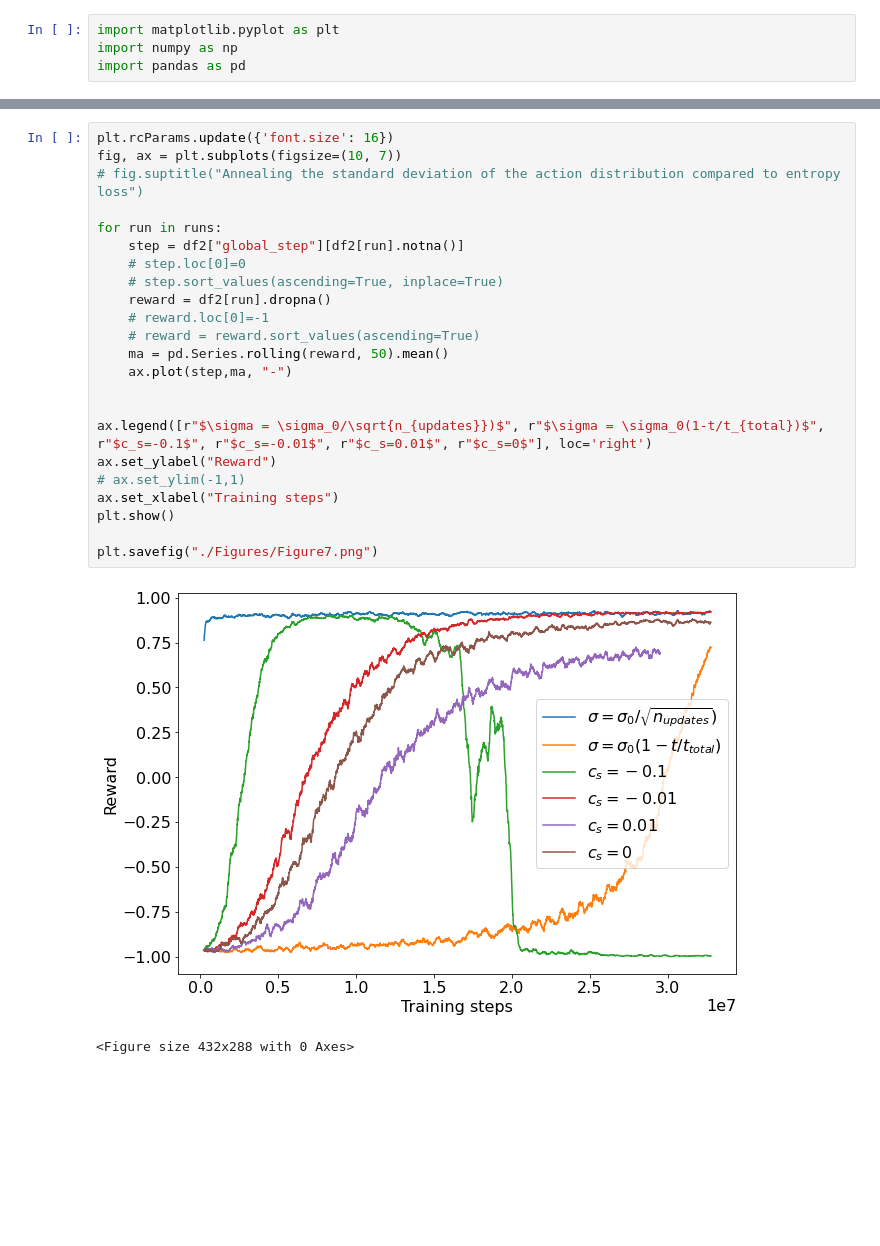
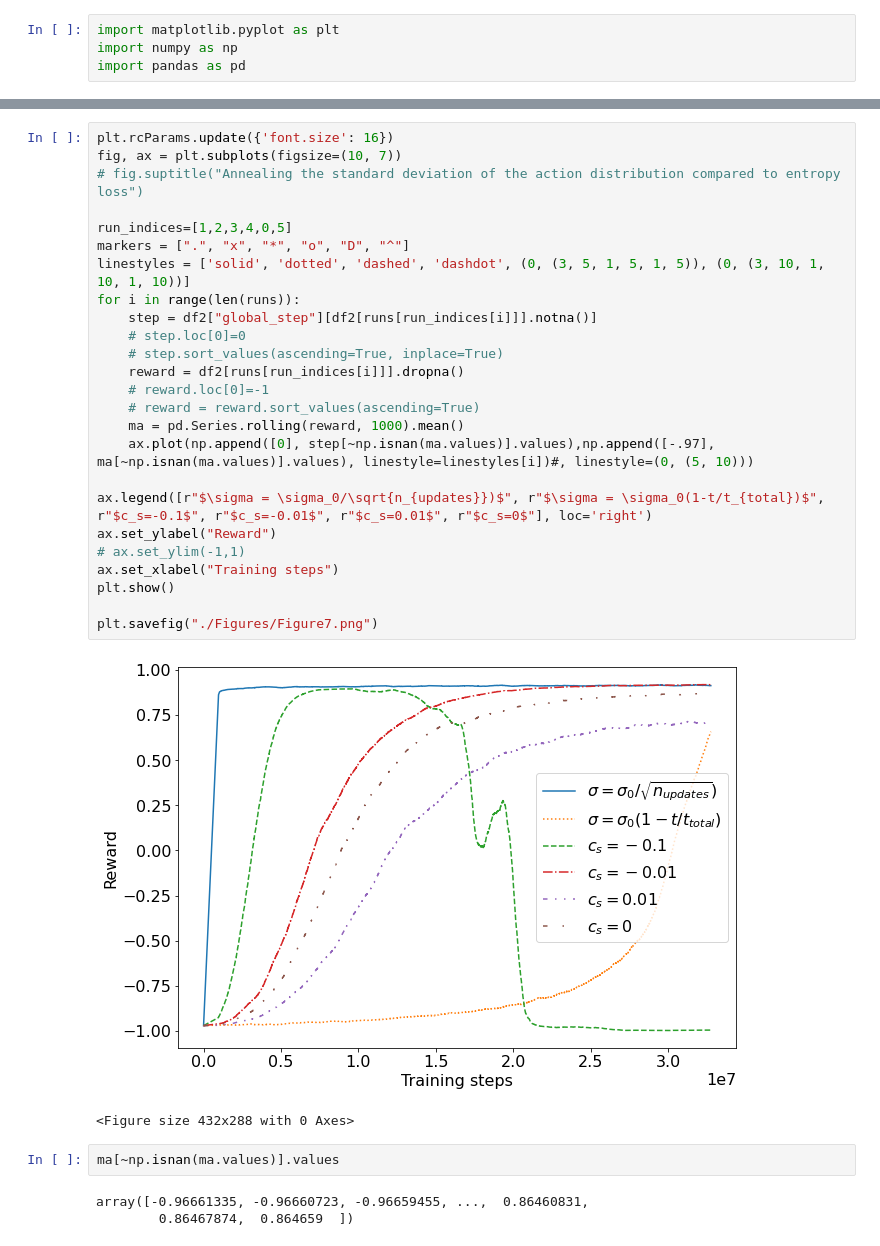
Before and after one commit to otlutz/Fuselage-Actuator-RL, a Jupyter notebook: PaperVisualizations.ipynb, the cells around one changed output, grey strips where cells are left out. Drawn from its saved outputs; the diff is of its cells as text; blank space fills up the shorter version.

Commit message:
update figure 7

```diff
--- a/PaperVisualizations.ipynb
+++ b/PaperVisualizations.ipynb
@@ -582,26 +582,33 @@ plt.show()
 # %%
 plt.rcParams.update({'font.size': 16})
 fig, ax = plt.subplots(figsize=(10, 7))
 # fig.suptitle("Annealing the standard deviation of the action distribution compared to entropy loss")
 
-for run in runs:
-    step = df2["global_step"][df2[run].notna()]
+run_indices=[1,2,3,4,0,5]
+markers = [".", "x", "*", "o", "D", "^"]
+linestyles = ['solid', 'dotted', 'dashed', 'dashdot', (0, (3, 5, 1, 5, 1, 5)), (0, (3, 10, 1, 10, 1, 10))]
+for i in range(len(runs)):
+    step = df2["global_step"][df2[runs[run_indices[i]]].notna()]
     # step.loc[0]=0
     # step.sort_values(ascending=True, inplace=True)
-    reward = df2[run].dropna()
+    reward = df2[runs[run_indices[i]]].dropna()
     # reward.loc[0]=-1
     # reward = reward.sort_values(ascending=True)
-    ma = pd.Series.rolling(reward, 50).mean()
-    ax.plot(step,ma, "-")
-
+    ma = pd.Series.rolling(reward, 1000).mean()
+    ax.plot(np.append([0], step[~np.isnan(ma.values)].values),np.append([-.97], ma[~np.isnan(ma.values)].values), linestyle=linestyles[i])#, linestyle=(0, (5, 10)))
 
 ax.legend([r"$\sigma = \sigma_0/\sqrt{n_{updates}})$", r"$\sigma = \sigma_0(1-t/t_{total})$", r"$c_s=-0.1$", r"$c_s=-0.01$", r"$c_s=0.01$", r"$c_s=0$"], loc='right')
 ax.set_ylabel("Reward")
 # ax.set_ylim(-1,1)
 ax.set_xlabel("Training steps")
 plt.show()
 
 plt.savefig("./Figures/Figure7.png")
 # %% [output]
-[figure, old version]
+[figure, new version]
 <Figure size 432x288 with 0 Axes>
+# %%
+ma[~np.isnan(ma.values)].values
+# %% [output]
+array([-0.96661335, -0.96660723, -0.96659455, ...,  0.86460831,
+        0.86467874,  0.864659  ])
```
Also changed, not shown: parts of 3 cells of this notebook, 3 other files.
